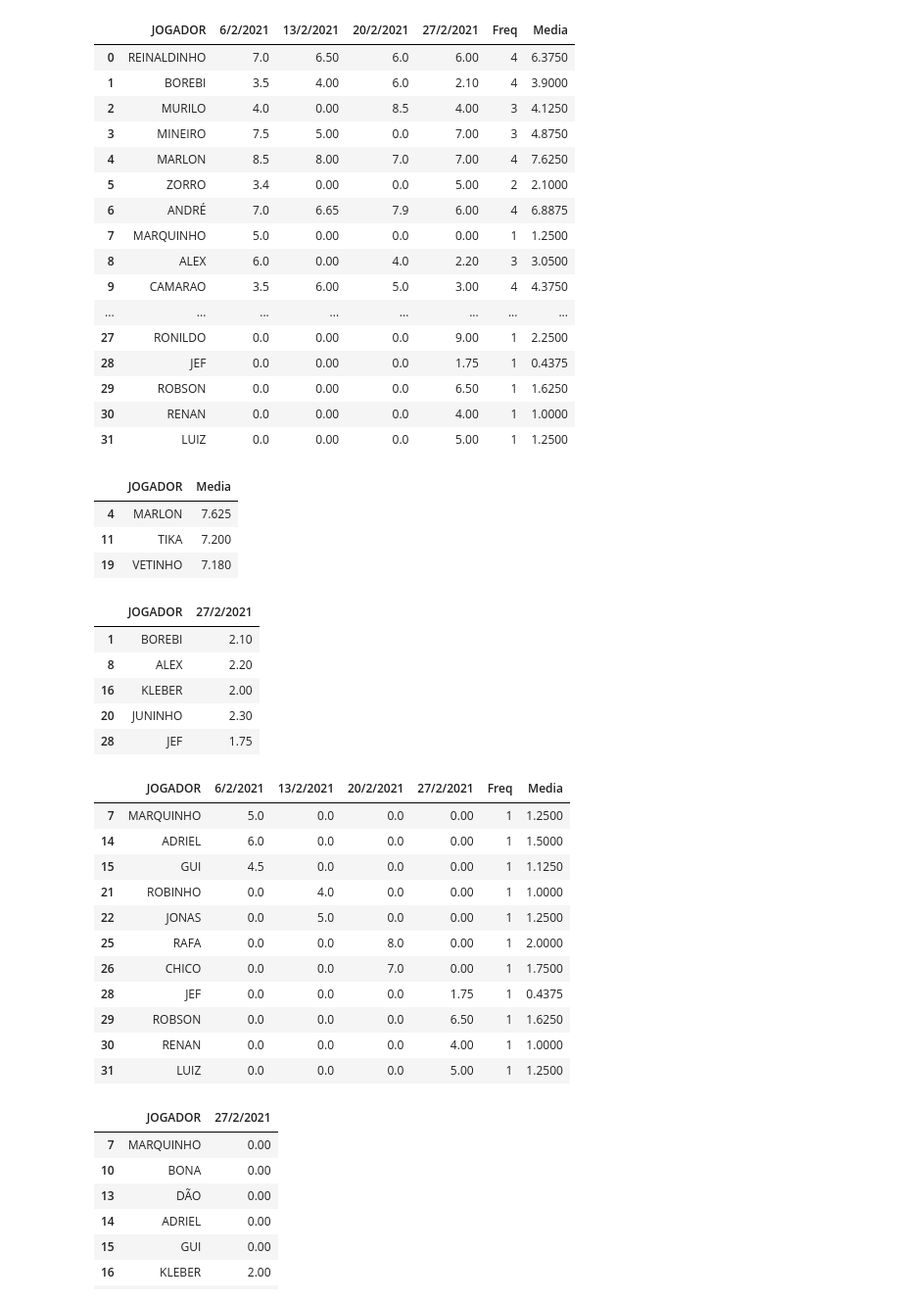
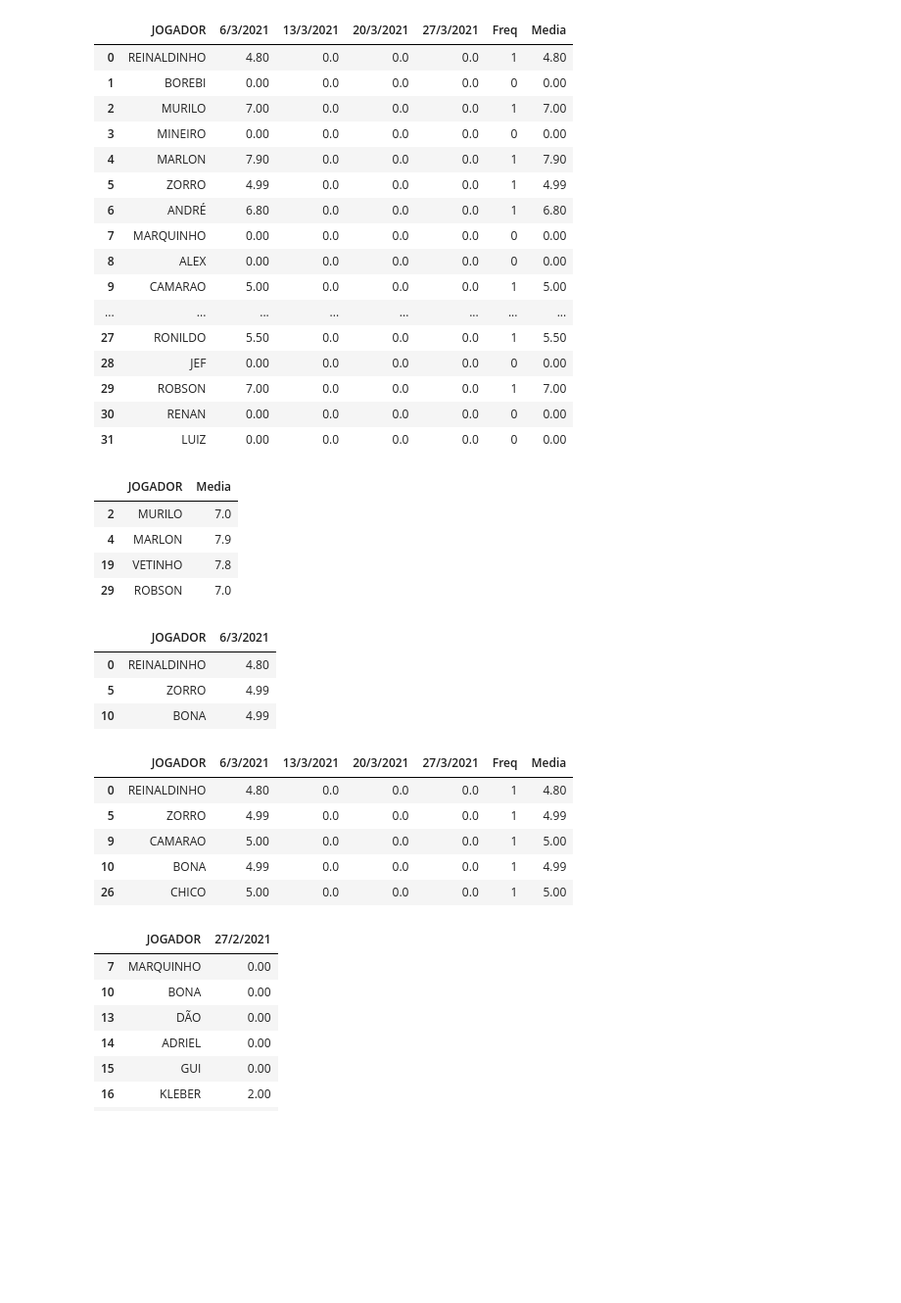
Before and after one commit to claytontey/gigantesresenha, a Jupyter notebook: gigantes.ipynb, the cells around one changed output. Shown: that part at 98% size. Drawn from its saved outputs; the diff is of its cells as text; code cells hidden in the pictures; blank space fills up the shorter version.

```diff
--- a/gigantes.ipynb
+++ b/gigantes.ipynb
@@ -8,6 +8,6 @@ import datetime as dt
 plt.style.use('ggplot')
 %matplotlib inline
 # %%
-df = pd.read_csv('fevereiro.csv')
+df = pd.read_csv('marco.csv')
 df.head(5)
 # %% [output]
@@ -23,63 +23,56 @@ df['Freq'] = df.iloc[:,1:5].apply(lambda x: x!=0, axis=1).sum(axis=1)
 # Aqui temos a média por nota e a media por frequencia.
 #df['Media'] = df.iloc[:,1:5].sum(axis=1) / df['Freq']
 
-df['Media'] = df.iloc[:,1:5].mean(axis=1)
+df['Media'] = df.iloc[:,1:2].mean(axis=1)
 # %%
 df
 # %% [output]
-|  | JOGADOR | 6/2/2021 | 13/2/2021 | 20/2/2021 | 27/2/2021 | Freq | Media |
-| 0 | REINALDINHO | 7.0 | 6.50 | 6.0 | 6.00 | 4 | 6.3750 |
-| 1 | BOREBI | 3.5 | 4.00 | 6.0 | 2.10 | 4 | 3.9000 |
-| 2 | MURILO | 4.0 | 0.00 | 8.5 | 4.00 | 3 | 4.1250 |
-| 3 | MINEIRO | 7.5 | 5.00 | 0.0 | 7.00 | 3 | 4.8750 |
-| 4 | MARLON | 8.5 | 8.00 | 7.0 | 7.00 | 4 | 7.6250 |
-| 5 | ZORRO | 3.4 | 0.00 | 0.0 | 5.00 | 2 | 2.1000 |
-| 6 | ANDRÉ | 7.0 | 6.65 | 7.9 | 6.00 | 4 | 6.8875 |
-| 7 | MARQUINHO | 5.0 | 0.00 | 0.0 | 0.00 | 1 | 1.2500 |
-| 8 | ALEX | 6.0 | 0.00 | 4.0 | 2.20 | 3 | 3.0500 |
-| 9 | CAMARAO | 3.5 | 6.00 | 5.0 | 3.00 | 4 | 4.3750 |
+|  | JOGADOR | 6/3/2021 | 13/3/2021 | 20/3/2021 | 27/3/2021 | Freq | Media |
+| 0 | REINALDINHO | 4.80 | 0.0 | 0.0 | 0.0 | 1 | 4.80 |
+| 1 | BOREBI | 0.00 | 0.0 | 0.0 | 0.0 | 0 | 0.00 |
+| 2 | MURILO | 7.00 | 0.0 | 0.0 | 0.0 | 1 | 7.00 |
+| 3 | MINEIRO | 0.00 | 0.0 | 0.0 | 0.0 | 0 | 0.00 |
+| 4 | MARLON | 7.90 | 0.0 | 0.0 | 0.0 | 1 | 7.90 |
+| 5 | ZORRO | 4.99 | 0.0 | 0.0 | 0.0 | 1 | 4.99 |
+| 6 | ANDRÉ | 6.80 | 0.0 | 0.0 | 0.0 | 1 | 6.80 |
+| 7 | MARQUINHO | 0.00 | 0.0 | 0.0 | 0.0 | 0 | 0.00 |
+| 8 | ALEX | 0.00 | 0.0 | 0.0 | 0.0 | 0 | 0.00 |
+| 9 | CAMARAO | 5.00 | 0.0 | 0.0 | 0.0 | 1 | 5.00 |
 | ... | ... | ... | ... | ... | ... | ... | ... |
-| 27 | RONILDO | 0.0 | 0.00 | 0.0 | 9.00 | 1 | 2.2500 |
-| 28 | JEF | 0.0 | 0.00 | 0.0 | 1.75 | 1 | 0.4375 |
-| 29 | ROBSON | 0.0 | 0.00 | 0.0 | 6.50 | 1 | 1.6250 |
-| 30 | RENAN | 0.0 | 0.00 | 0.0 | 4.00 | 1 | 1.0000 |
-| 31 | LUIZ | 0.0 | 0.00 | 0.0 | 5.00 | 1 | 1.2500 |
+| 27 | RONILDO | 5.50 | 0.0 | 0.0 | 0.0 | 1 | 5.50 |
+| 28 | JEF | 0.00 | 0.0 | 0.0 | 0.0 | 0 | 0.00 |
+| 29 | ROBSON | 7.00 | 0.0 | 0.0 | 0.0 | 1 | 7.00 |
+| 30 | RENAN | 0.00 | 0.0 | 0.0 | 0.0 | 0 | 0.00 |
+| 31 | LUIZ | 0.00 | 0.0 | 0.0 | 0.0 | 0 | 0.00 |
 # %%
 maior = pd.DataFrame(df,columns = ['JOGADOR',df.columns[6]])
 maior[maior[df.columns[6]] >= 7]
 # %% [output]
 |  | JOGADOR | Media |
-| 4 | MARLON | 7.625 |
-| 11 | TIKA | 7.200 |
-| 19 | VETINHO | 7.180 |
+| 2 | MURILO | 7.0 |
+| 4 | MARLON | 7.9 |
+| 19 | VETINHO | 7.8 |
+| 29 | ROBSON | 7.0 |
 # %%
-pior = pd.DataFrame(df,columns = ['JOGADOR',df.columns[4]])
+pior = pd.DataFrame(df,columns = ['JOGADOR',df.columns[1]])
 #pior[pior[df.columns[2]] <= 3.5][:]
 #pior = pior.loc[~(pior == 0).all(axis=1)]
 pior = pior.loc[(pior!=0).all(axis=1)]
-pior[pior.iloc[:, 1] <3]
+pior[pior.iloc[:, 1] <5]
 # %% [output]
-|  | JOGADOR | 27/2/2021 |
-| 1 | BOREBI | 2.10 |
-| 8 | ALEX | 2.20 |
-| 16 | KLEBER | 2.00 |
-| 20 | JUNINHO | 2.30 |
-| 28 | JEF | 1.75 |
+|  | JOGADOR | 6/3/2021 |
+| 0 | REINALDINHO | 4.80 |
+| 5 | ZORRO | 4.99 |
+| 10 | BONA | 4.99 |
 # %%
-df[(df.Media <=2) & (df.Media != 0)]
+df[(df.Media <=5) & (df.Media != 0)]
 # %% [output]
-|  | JOGADOR | 6/2/2021 | 13/2/2021 | 20/2/2021 | 27/2/2021 | Freq | Media |
-| 7 | MARQUINHO | 5.0 | 0.0 | 0.0 | 0.00 | 1 | 1.2500 |
-| 14 | ADRIEL | 6.0 | 0.0 | 0.0 | 0.00 | 1 | 1.5000 |
-| 15 | GUI | 4.5 | 0.0 | 0.0 | 0.00 | 1 | 1.1250 |
-| 21 | ROBINHO | 0.0 | 4.0 | 0.0 | 0.00 | 1 | 1.0000 |
-| 22 | JONAS | 0.0 | 5.0 | 0.0 | 0.00 | 1 | 1.2500 |
-| 25 | RAFA | 0.0 | 0.0 | 8.0 | 0.00 | 1 | 2.0000 |
-| 26 | CHICO | 0.0 | 0.0 | 7.0 | 0.00 | 1 | 1.7500 |
-| 28 | JEF | 0.0 | 0.0 | 0.0 | 1.75 | 1 | 0.4375 |
-| 29 | ROBSON | 0.0 | 0.0 | 0.0 | 6.50 | 1 | 1.6250 |
-| 30 | RENAN | 0.0 | 0.0 | 0.0 | 4.00 | 1 | 1.0000 |
-| 31 | LUIZ | 0.0 | 0.0 | 0.0 | 5.00 | 1 | 1.2500 |
+|  | JOGADOR | 6/3/2021 | 13/3/2021 | 20/3/2021 | 27/3/2021 | Freq | Media |
+| 0 | REINALDINHO | 4.80 | 0.0 | 0.0 | 0.0 | 1 | 4.80 |
+| 5 | ZORRO | 4.99 | 0.0 | 0.0 | 0.0 | 1 | 4.99 |
+| 9 | CAMARAO | 5.00 | 0.0 | 0.0 | 0.0 | 1 | 5.00 |
+| 10 | BONA | 4.99 | 0.0 | 0.0 | 0.0 | 1 | 4.99 |
+| 26 | CHICO | 5.00 | 0.0 | 0.0 | 0.0 | 1 | 5.00 |
 # %%
 pior = pd.DataFrame(df,columns = ['JOGADOR',df.columns[4]])
 #pior[pior[df.columns[2]] <= 3.5][:]
```
Also changed, not shown: parts of 1 cell of this notebook.
